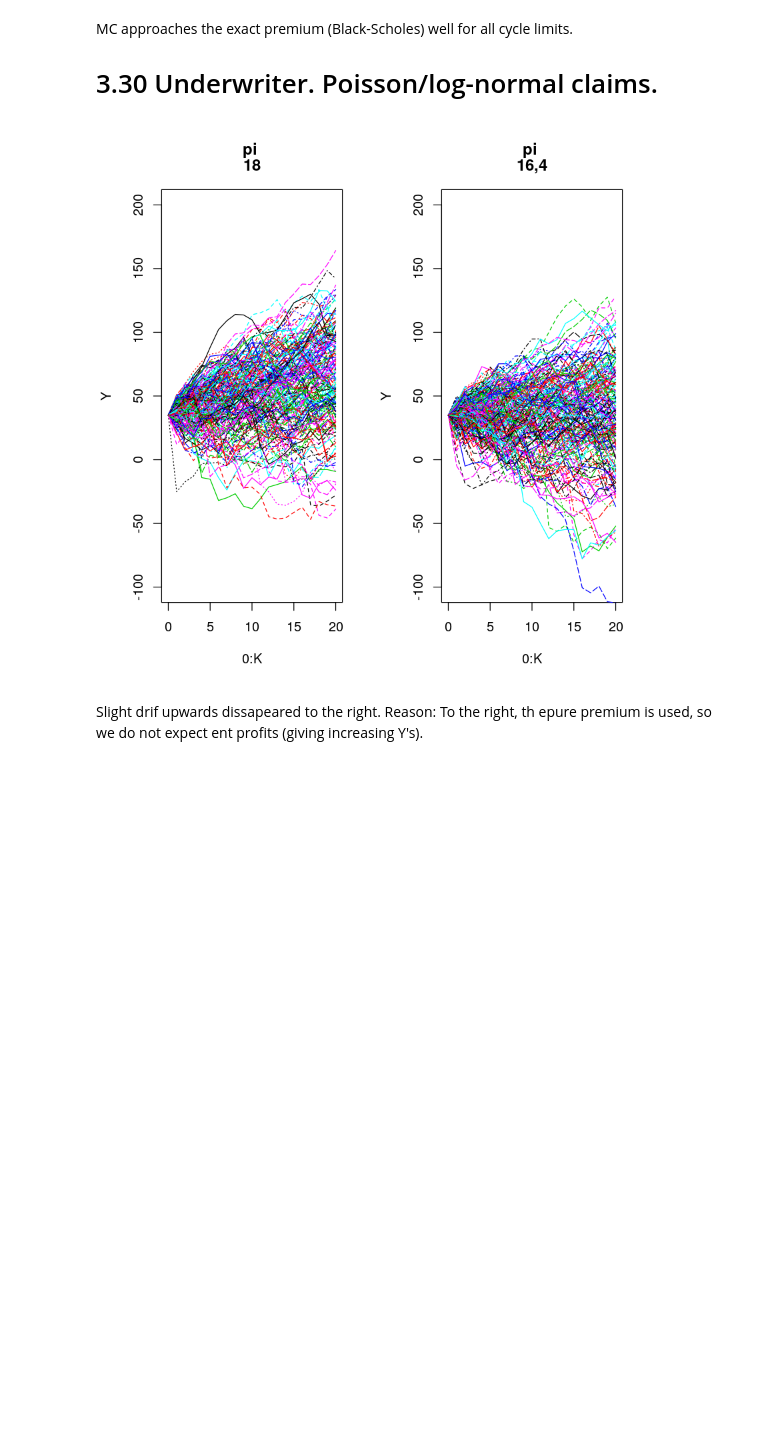
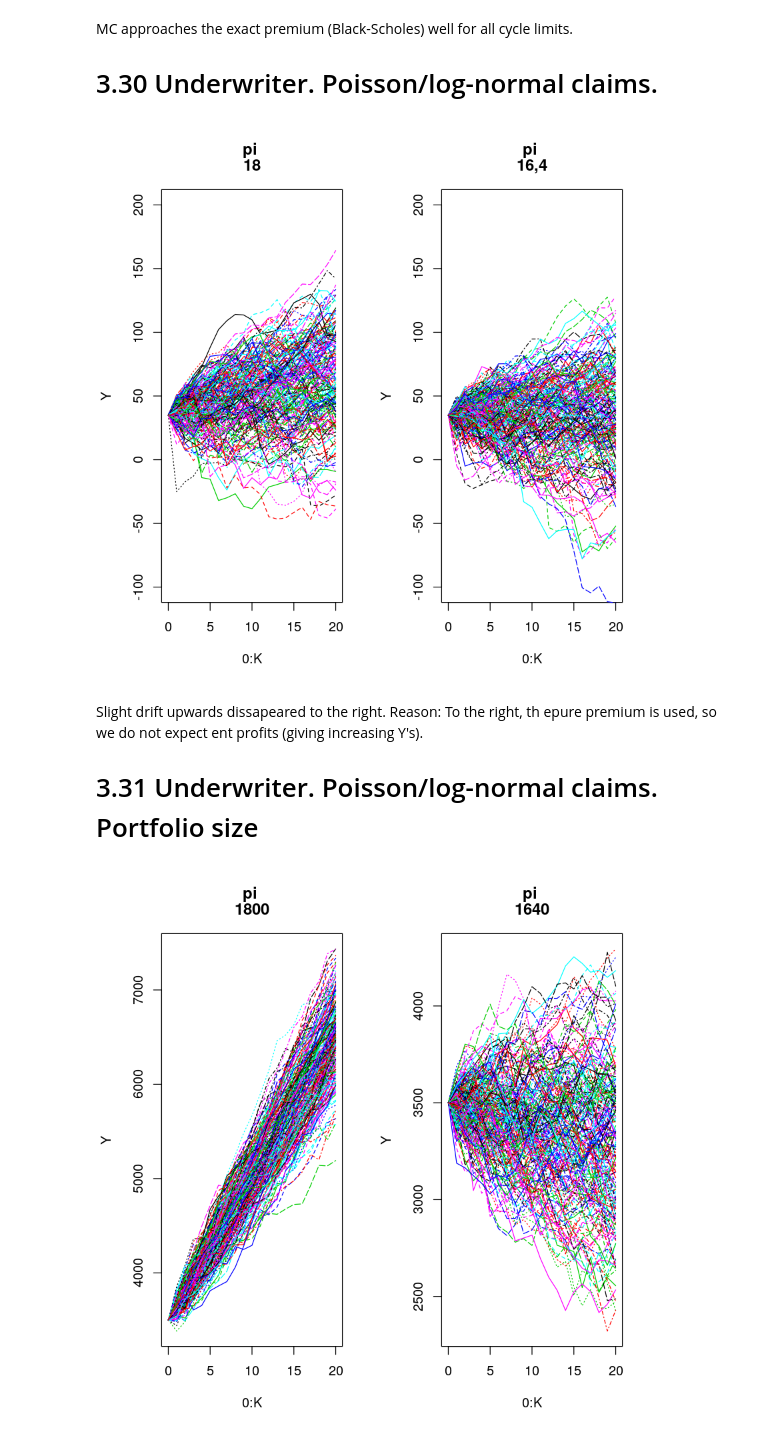
Before and after one commit to kaaja/Insc, a Jupyter notebook: w09/w09.ipynb, the cells around one changed output. Drawn from its saved outputs; the diff is of its cells as text; code cells hidden in the pictures; blank space fills up the shorter version.

```diff
--- a/w09/w09.ipynb
+++ b/w09/w09.ipynb
@@ -97,4 +97,48 @@ for (pi in pis){
 # %% [output]
 [figure]
 # %% [markdown]
-Slight drif upwards dissapeared to the right. Reason: To the right, th epure premium is used, so we do not expect ent profits (giving increasing Y's).
+Slight drift upwards dissapeared to the right. Reason: To the right, th epure premium is used, so we do not expect ent profits (giving increasing Y's).
+
+# 3.31 Underwriter. Poisson/log-normal claims. Portfolio size
+# %%
+portFolioRisk = function(mk, lambda, xsi, sigma){
+    X = 1:mk*0
+    N = rpois(mk, lambda)
+    for (i in 1:mk){
+        Z = rlnorm(N[i], xsi, sigma)
+        X[i] = sum(Z)
+    }
+    return(X)
+}
+
+underwriter = function(lambda, xsi, sigma, pi, nu0, K, m){
+    mk = m*K
+    X = portFolioRisk(mk, lambda, xsi, sigma)
+    X = matrix(X, K, m)
+    Y = nu0 - apply(X - pi, 2, cumsum) # K x m matrix. Each perid in K has a MC value in m.
+    # apply: (X-pi) is function or matrix. 2 is which dimension. cumsum is what to do.
+    # apply: https://www.datacamp.com/community/tutorials/r-tutorial-apply-family
+    Y = rbind(rep(nu0, m), Y) # Still K x m. rep(nu0,m): m-vector with nu0 every element.
+    #Y now starts with nu0 each MC I think.
+    # Rbind: To join two data frames (datasets) vertically, use the rbind function.
+    return(Y)
+}
+
+lambda = 1000
+xsi = 0
+sigma = 1
+pis = c(1800, 1640)
+nu0 = 3500
+K = 20
+m = 200
+
+counter = 1
+par(mfrow = c(1, length(pis)))
+for (pi in pis){
+    Y = underwriter(lambda, xsi, sigma, pis[counter], nu0, K, m)
+    matplot(0:K, Y, "l")#, ylim=c(-100, 200))
+    title(c('pi ', pi))
+    counter = counter + 1
+}
+# %% [output]
+[figure, added]
```
Also changed, not shown: parts of 3 cells of this notebook.
